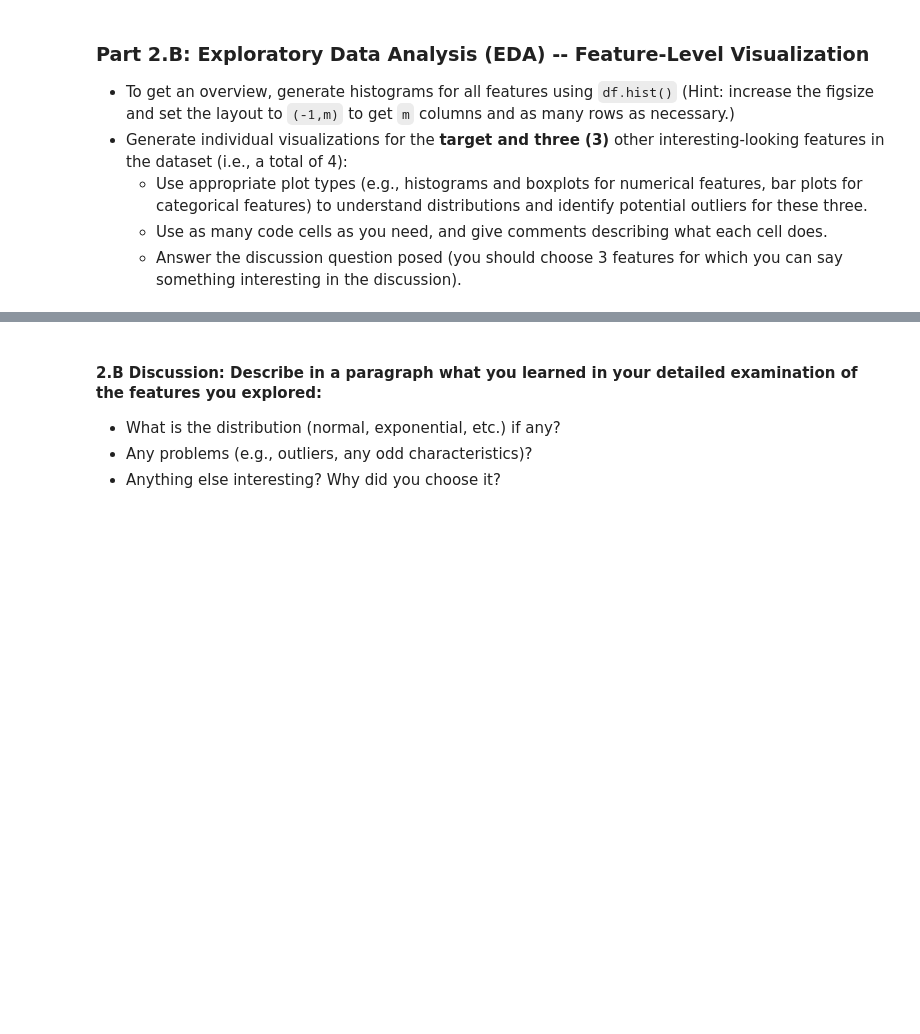
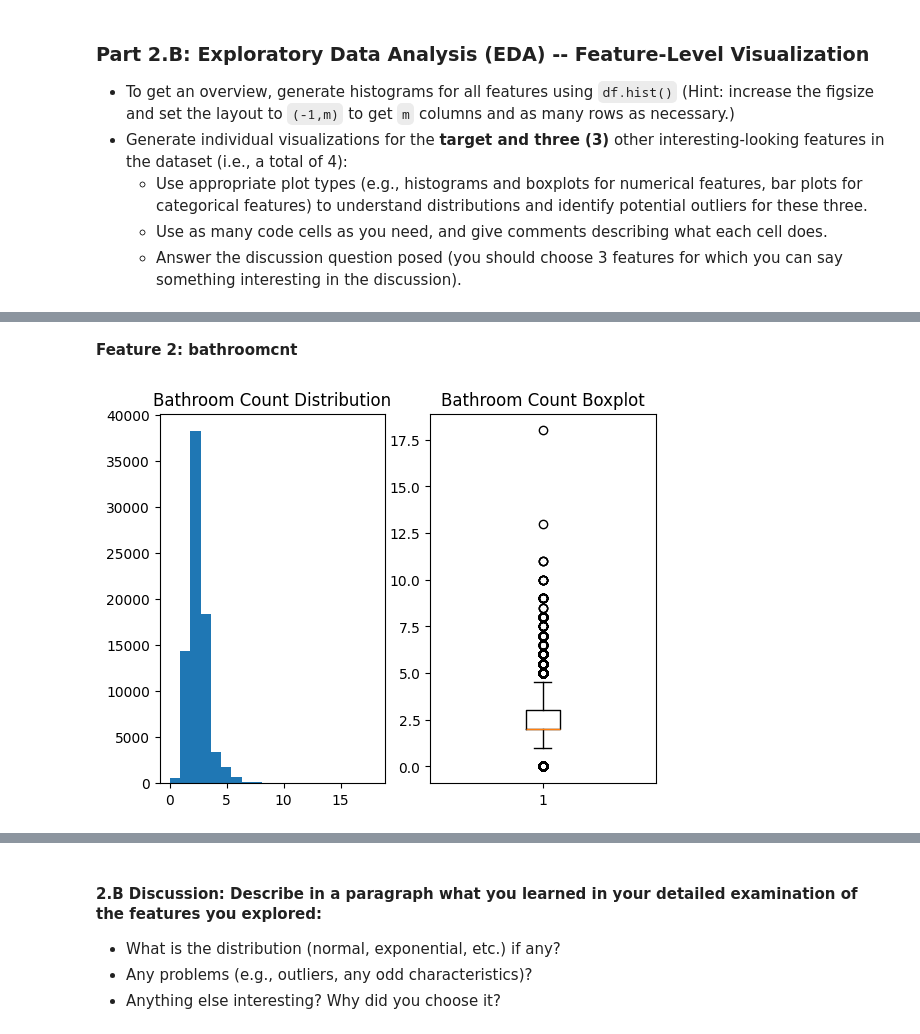
Before and after one commit to jasser-dh/Module-3-Assignments, a Jupyter notebook: Milestone_01.ipynb, the cells around one changed output, grey strips where cells are left out. Drawn from its saved outputs; the diff is of its cells as text; code cells hidden in the pictures; blank space fills up the shorter version.

```diff
--- a/Milestone_01.ipynb
+++ b/Milestone_01.ipynb
@@ -470,0 +576,16 @@ Yes, some features are problematic due to **too many or too few unique values**.
+# %% [markdown]
+**Feature 2: bathroomcnt**
+# %%
+# =============================
+# 4. Feature 2: bathroomcnt
+# =============================
+fig, ax = plt.subplots(1, 2)
+ax[0].hist(df['bathroomcnt'].dropna(), bins=20)
+ax[0].set_title('Bathroom Count Distribution')
+
+ax[1].boxplot(df['bathroomcnt'].dropna())
+ax[1].set_title('Bathroom Count Boxplot')
+
+plt.show()
+# %% [output]
+[figure, added]
```
Also changed, not shown: parts of 15 cells of this notebook.
